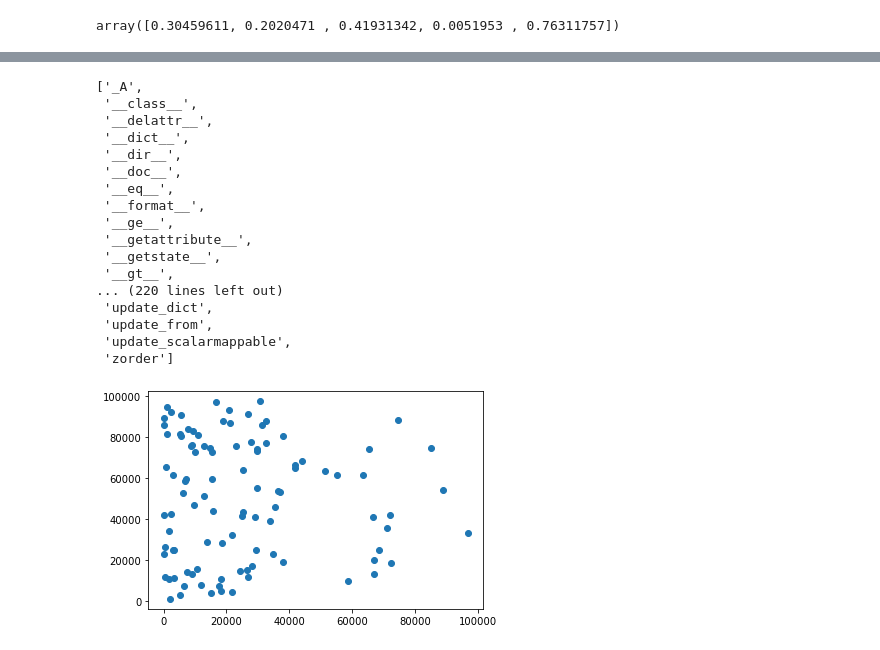
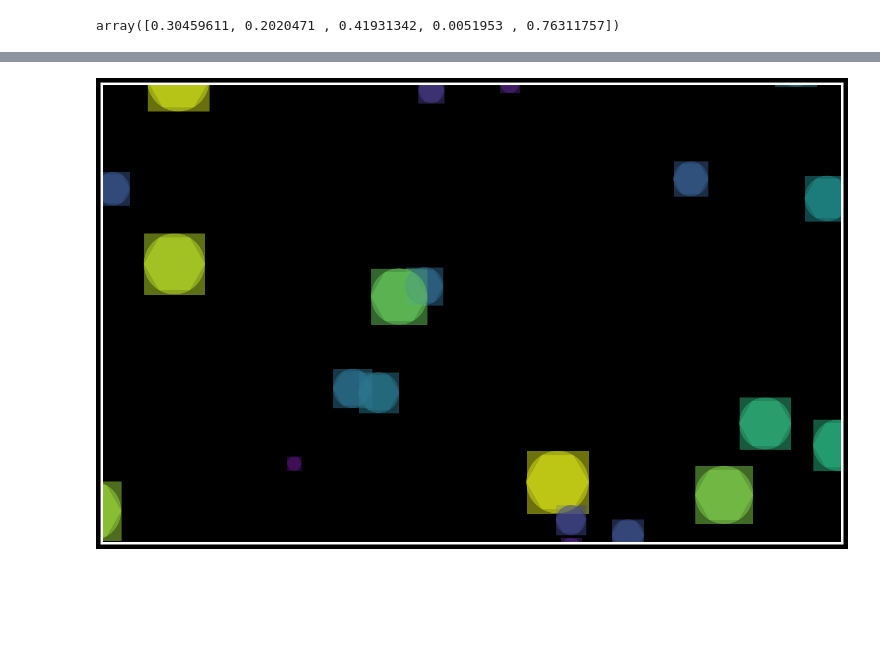
Before and after one commit to ericgitonga/sanaa, a Jupyter notebook: scatter-np-plt/sc-np-plt-scratchpad.ipynb, the cells around one changed output, grey strips where cells are left out. Drawn from its saved outputs; the diff is of its cells as text; code cells hidden in the pictures; blank space fills up the shorter version.

Commit message:
set style dark_grid

```diff
--- a/scatter-np-plt/sc-np-plt-scratchpad.ipynb
+++ b/scatter-np-plt/sc-np-plt-scratchpad.ipynb
@@ -75,17 +77,0 @@ plt.show();
-# %%
-dfs = df.sample(1000)
-
-plt.figure(figsize=(15,10))
-
-plt.xticks([])
-plt.yticks([])
-
-plt.xlim(1000,80000)
-plt.ylim(1000,80000)
-
-for i in range(100):
-    marker = np.random.choice([".",",","o","v","^","<",">","1","2","3","4","8","s","p","P",
-                               "*","h","H","+","x","X","d","D","|","_"])
-    plt.scatter(dfs["x"], dfs["y"], marker=marker, c=dfs["value"], s=dfs["value"]/10, alpha=0.5)
-
-plt.show();
@@ -119,21 +78,21 @@ ms.available
-# %%
-dir(plt.scatter(dfs["x"],dfs["y"]))
-# %% [output]
-['_A',
- '__class__',
- '__delattr__',
- '__dict__',
- '__dir__',
- '__doc__',
- '__eq__',
- '__format__',
- '__ge__',
- '__getattribute__',
- '__getstate__',
- '__gt__',
-... (220 lines left out)
- 'update_dict',
- 'update_from',
- 'update_scalarmappable',
- 'zorder']
-[figure, removed]
+# %%
+dfs = df.sample(1000)
+
+style = np.random.choice(["dark_background"])#, "fivethirtyeight", "ggplot"])
+plt.style.use(style)
+plt.figure(figsize=(15,10))
+
+plt.xticks([])
+plt.yticks([])
+
+plt.xlim(10000,20000)
+plt.ylim(10000,20000)
+
+for i in range(3):
+    marker = np.random.choice([".",",","o","v","^","<",">","1","2","3","4","8","s","p","P",
+                               "*","h","H","+","x","X","d","D","|","_"])
+    plt.scatter(dfs["x"], dfs["y"], marker=marker, c=dfs["value"], s=dfs["value"]/10, alpha=0.5)
+
+plt.show();
+# %% [output]
+[figure, added]
```
Also changed, not shown: parts of 11 cells of this notebook.
